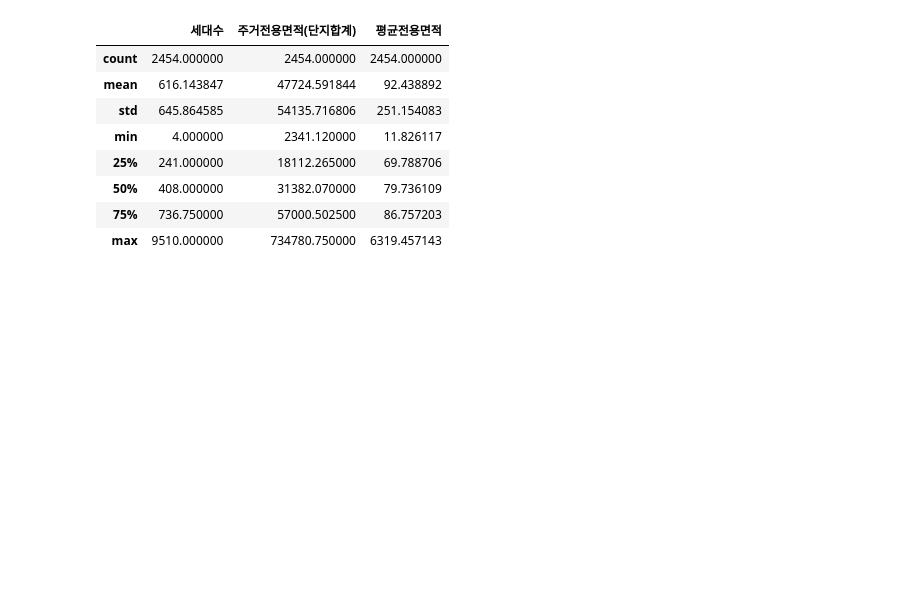
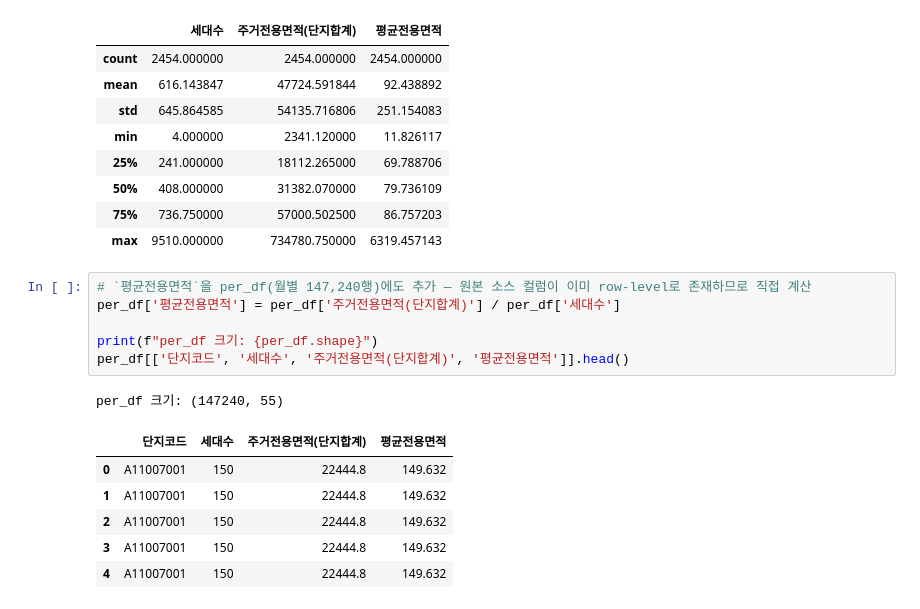
Before and after one commit to roh-git/mlapt_project, a Jupyter notebook: main_analysis.ipynb, the cells around one changed output. Saved outputs shown, nothing was run; the diff lists cells and outputs as text; blank space fills up the shorter version.

Commit message:
analysis: add 평균전용면적 column to per_df
per_df(월별 147,240행) 각 row에도 평균전용면적(주거전용면적(단지합계) / 세대수)을 추가해 이후 단계에서 row-level로도 참조할 수 있도록 한다.

```diff
--- a/main_analysis.ipynb
+++ b/main_analysis.ipynb
@@ -328,3 +328,17 @@ complex_df.describe()
 | 50% | 408.000000 | 31382.070000 | 79.736109 |
 | 75% | 736.750000 | 57000.502500 | 86.757203 |
 | max | 9510.000000 | 734780.750000 | 6319.457143 |
+# %%
+# `평균전용면적`을 per_df(월별 147,240행)에도 추가 — 원본 소스 컬럼이 이미 row-level로 존재하므로 직접 계산
+per_df['평균전용면적'] = per_df['주거전용면적(단지합계)'] / per_df['세대수']
+
+print(f"per_df 크기: {per_df.shape}")
+per_df[['단지코드', '세대수', '주거전용면적(단지합계)', '평균전용면적']].head()
+# %% [output]
+per_df 크기: (147240, 55)
+|  | 단지코드 | 세대수 | 주거전용면적(단지합계) | 평균전용면적 |
+| 0 | A11007001 | 150 | 22444.8 | 149.632 |
+| 1 | A11007001 | 150 | 22444.8 | 149.632 |
+| 2 | A11007001 | 150 | 22444.8 | 149.632 |
+| 3 | A11007001 | 150 | 22444.8 | 149.632 |
+| 4 | A11007001 | 150 | 22444.8 | 149.632 |
```
